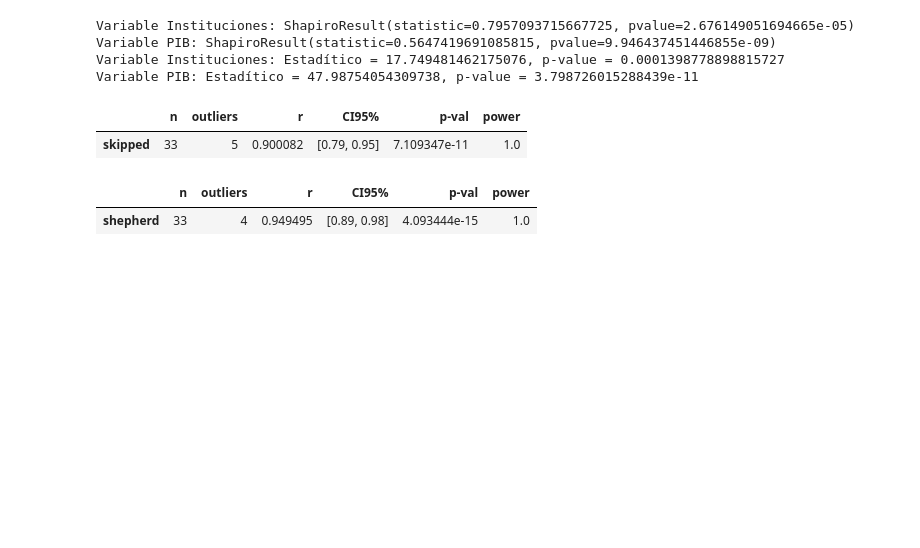
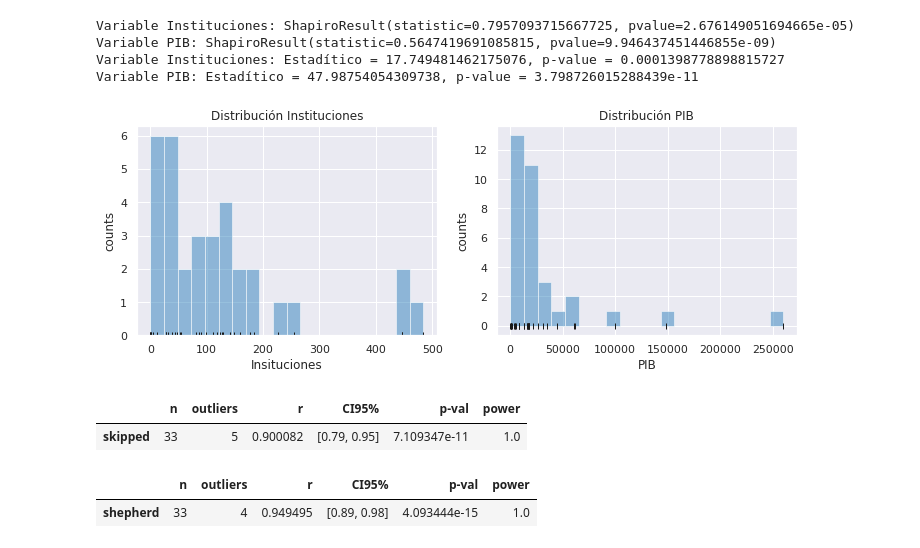
Before and after one commit to candrea/AnalisisPZI, a Jupyter notebook: PruebaTecnica.ipynb, the cells around one changed output. Saved outputs shown, nothing was run; the diff lists cells and outputs as text; code cells hidden in the pictures; blank space fills up the shorter version.

```diff
--- a/PruebaTecnica.ipynb
+++ b/PruebaTecnica.ipynb
@@ -221,20 +224,42 @@ Requirement already satisfied: setuptools>=40.4 in /usr/local/lib/python3.7/dist
 # %%
+# Gráfico distribución variables
+# ==============================================================================
+import numpy as np
+import matplotlib.pyplot as plt
+from matplotlib import style
 import pingouin as pg
 from scipy import stats
+fig, axs = plt.subplots(nrows=1, ncols=2, figsize=(10, 4))
+
+axs[0].hist(x=df_data.total, bins=20, color="#3182bd", alpha=0.5)
+axs[0].plot(df_data.total, np.full_like(df_data.total, -0.01), '|k', markeredgewidth=1)
+axs[0].set_title('Distribución Instituciones')
+axs[0].set_xlabel('Insituciones')
+axs[0].set_ylabel('counts')
+
+axs[1].hist(x=df_data.PIB, bins=20, color="#3182bd", alpha=0.5)
+axs[1].plot(df_data.PIB, np.full_like(df_data.PIB, -0.01), '|k', markeredgewidth=1)
+axs[1].set_title('Distribución PIB')
+axs[1].set_xlabel('PIB')
+axs[1].set_ylabel('counts')
+plt.tight_layout();
+
+
 shapiro_test = stats.shapiro(df_data.total)
 print(f"Variable Instituciones: {shapiro_test}")
 shapiro_test = stats.shapiro(df_data.PIB)
 print(f"Variable PIB: {shapiro_test}")# Normalidad de los residuos D'Agostino's K-squared test
 # ==============================================================================
 k2, p_value = stats.normaltest(df_data.total)
 print(f"Variable Instituciones: Estadítico = {k2}, p-value = {p_value}")
 k2, p_value = stats.normaltest(df_data.PIB)
 print(f"Variable PIB: Estadítico = {k2}, p-value = {p_value}")
 # %% [output]
 Variable Instituciones: ShapiroResult(statistic=0.7957093715667725, pvalue=2.676149051694665e-05)
 Variable PIB: ShapiroResult(statistic=0.5647419691085815, pvalue=9.946437451446855e-09)
 Variable Instituciones: Estadítico = 17.749481462175076, p-value = 0.0001398778898815727
 Variable PIB: Estadítico = 47.98754054309738, p-value = 3.798726015288439e-11
+[figure, added]
 # %%
 # Cálculo de correlación, significancia e intervalos con pingouin
 # ==============================================================================
```
Also changed, not shown: parts of 5 cells of this notebook.
